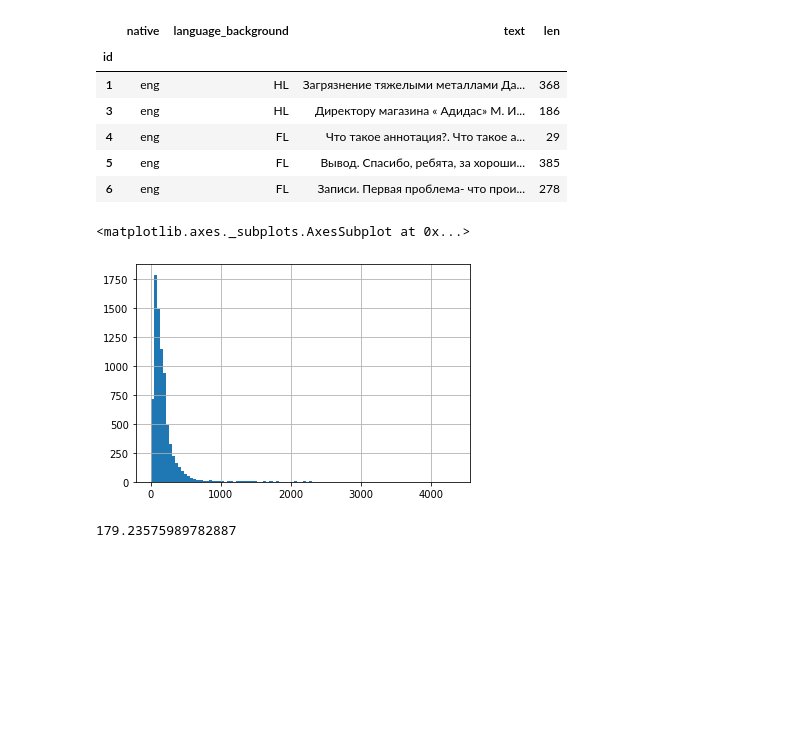
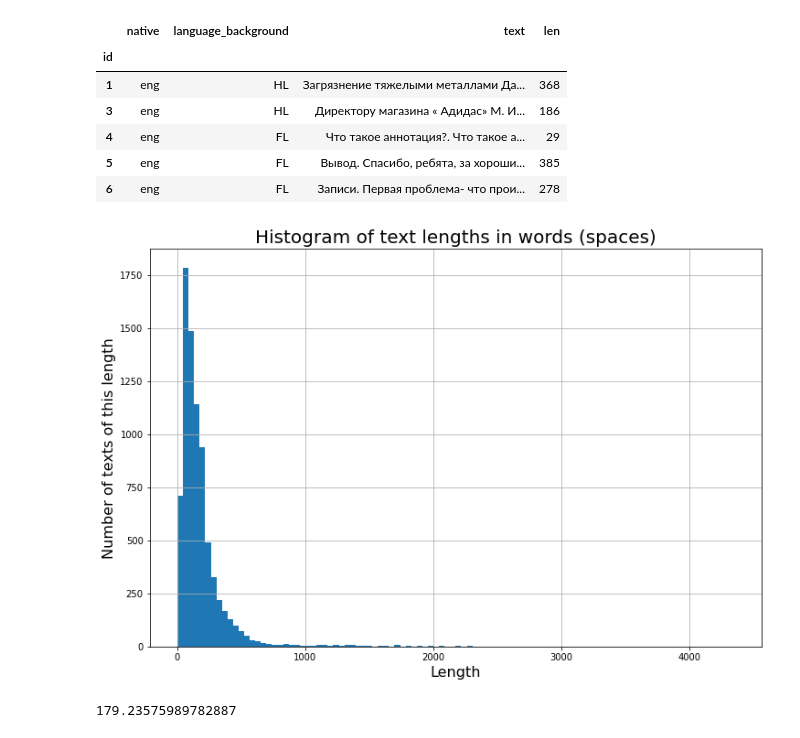
Before and after one commit to ovbystrova/Interferance, a Jupyter notebook: preprocessing.ipynb, the cells around one changed output. Saved outputs shown, nothing was run; the diff lists cells and outputs as text; code cells hidden in the pictures; blank space fills up the shorter version.

```diff
--- a/preprocessing.ipynb
+++ b/preprocessing.ipynb
@@ -89,11 +111,14 @@ df.head()
 | 4 | eng | FL | Что такое аннотация?. Что такое а... | 29 |
 | 5 | eng | FL | Вывод. Спасибо, ребята, за хороши... | 385 |
 | 6 | eng | FL | Записи. Первая проблема- что прои... | 278 |
-# %%
-df['len'].hist(bins=100)
-# %% [output]
-<matplotlib.axes._subplots.AxesSubplot at 0x...>
-[figure, removed]
+# %%
+plt.figure(figsize=(12, 8))
+df['len'].hist(bins=100)
+plt.title('Histogram of text lengths in words (spaces)', fontsize=20)
+plt.xlabel('Length', fontsize=16)
+plt.ylabel('Number of texts of this length', fontsize=16);
+# %% [output]
+[figure, added]
 # %%
 np.mean(list(df['len']))
 # %% [output]
```
Also changed, not shown: parts of 27 cells of this notebook.
